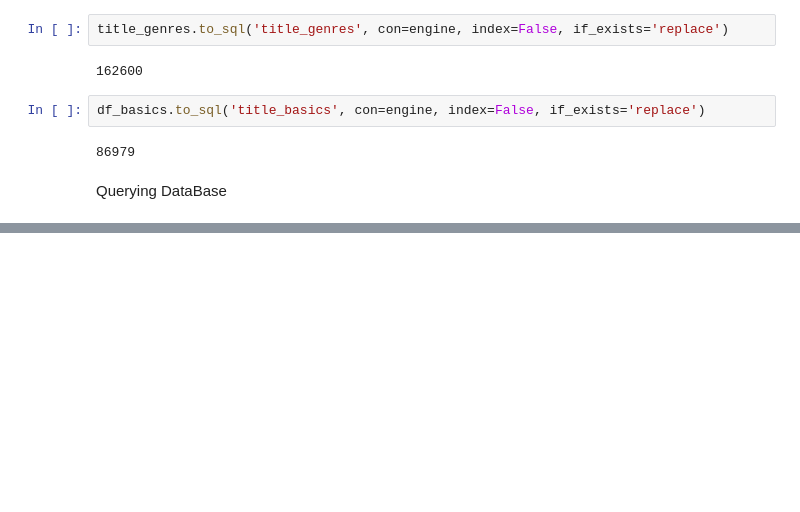
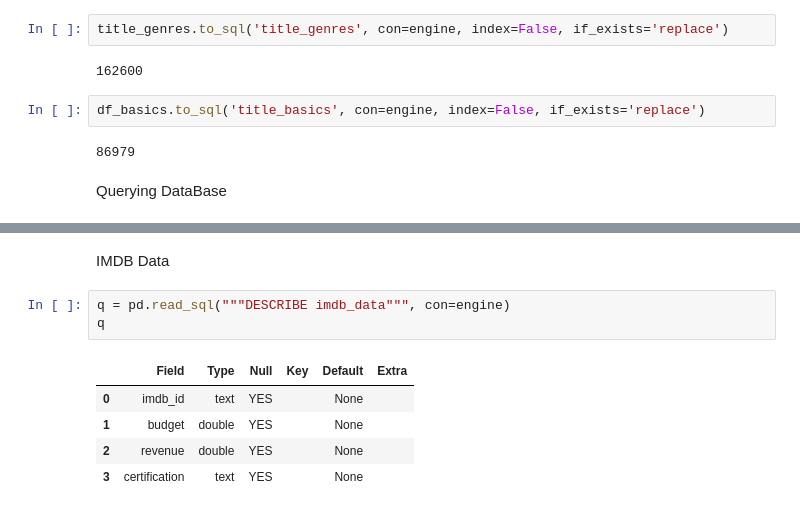
Before and after one commit to JamesCraig35/IMDB-Project, a Jupyter notebook: Part 3B.ipynb, the cells around one changed output, grey strips where cells are left out. Cells and saved outputs as stored; diff of their text form; blank space fills up the shorter version.

```diff
--- a/Part 3B.ipynb
+++ b/Part 3B.ipynb
@@ -187,0 +209,11 @@ Querying DataBase
+# %% [markdown]
+IMDB Data
+# %%
+q = pd.read_sql("""DESCRIBE imdb_data""", con=engine)
+q
+# %% [output]
+|  | Field | Type | Null | Key | Default | Extra |
+| 0 | imdb_id | text | YES |  | None |  |
+| 1 | budget | double | YES |  | None |  |
+| 2 | revenue | double | YES |  | None |  |
+| 3 | certification | text | YES |  | None |  |
```
Also changed, not shown: parts of 19 cells of this notebook.
